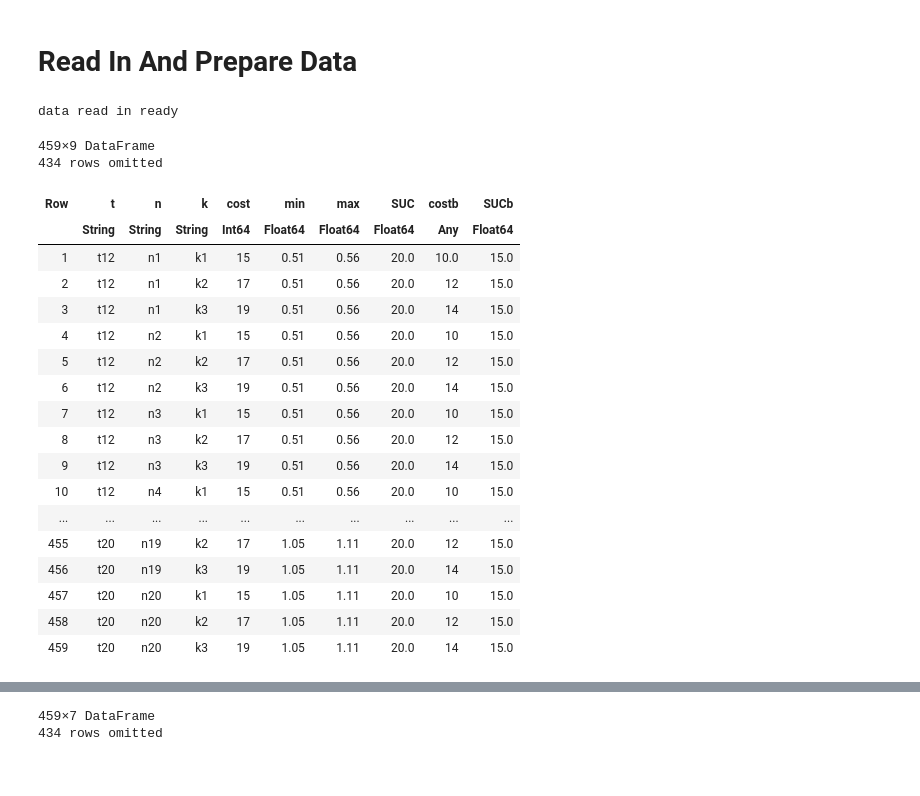
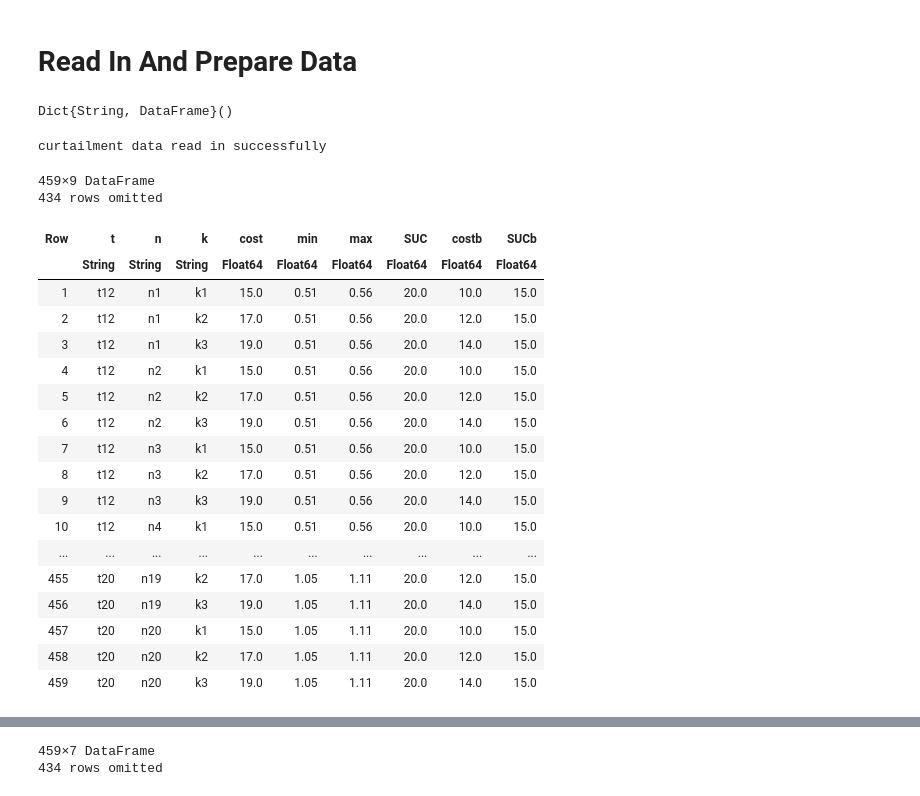
Before and after one commit to labedisa/AMO-Single-Project, a Jupyter notebook: Demand Response Model.ipynb, the cells around one changed output, grey strips where cells are left out. Drawn from its saved outputs; the diff is of its cells as text; code cells hidden in the pictures.

```diff
--- a/Demand Response Model.ipynb
+++ b/Demand Response Model.ipynb
@@ -144,61 +147,36 @@ for l in L
 end
 # %% [markdown]
 # Read In And Prepare Data
-# %%
-xl = XLSX.readxlsx("data/curtailmentinfo.xlsx")
-data_lina = Dict{String, DataFrame}()
-data_lina["curtailmentinfo"] = DataFrame(XLSX.gettable(xl["curtailmentinfo"]; infer_eltypes=true))
-
-xl = XLSX.readxlsx("data/generatorinfo.xlsx")
-#generatorinfo = XLSX.sheetnames(xl)
-data_lina["generatorinfo"] = DataFrame(XLSX.gettable(xl["generatorinfo"]; infer_eltypes=true))
-
-xl = XLSX.readxlsx("data/initdemand.xlsx")
-initdemand = XLSX.sheetnames(xl)
-data_lina["initdemand"] = DataFrame(XLSX.gettable(xl["initdemand"]; infer_eltypes=true))
-
-xl = XLSX.readxlsx("data/lineconstraints.xlsx")
-#linecontraints = XLSX.sheetnames(xl)
-data_lina["lineconstraints"] = DataFrame(XLSX.gettable(xl["lineconstraints"]; infer_eltypes=true))
-
-xl = XLSX.readxlsx("data/nodeinfo.xlsx")
-nodeinfo = XLSX.sheetnames(xl)
-data_lina["nodeinfo"] = DataFrame(XLSX.gettable(xl["nodeinfo"]; infer_eltypes=true))
-
-xl = XLSX.readxlsx("data/shiftinginfo.xlsx")
-shiftinginfo = XLSX.sheetnames(xl)
-data_lina["shiftinginfo"] = DataFrame(XLSX.gettable(xl["shiftinginfo"]; infer_eltypes=true))
-
-xl = XLSX.readxlsx("data/windfarminfo.xlsx")
-windfarminfo = XLSX.sheetnames(xl)
-data_lina["windfarminfo"] = DataFrame(XLSX.gettable(xl["windfarminfo"]; infer_eltypes=true))
-
-xl = XLSX.readxlsx("data/windscenarios.xlsx")
-windscenarios = XLSX.sheetnames(xl)
-data_lina["windscenarios"] = DataFrame(XLSX.gettable(xl["windscenarios"]; infer_eltypes=true))
-print("data read in ready")
-# %% [output]
-data read in ready
+# %%
+mydata = Dict{String, DataFrame}()
+# %% [output]
+Dict{String, DataFrame}()
+# %%
+xl = XLSX.readxlsx("data/curtailmentinfo.xlsx")
+mydata["curtailmentinfo"] = DataFrame(XLSX.gettable(xl["curtailmentinfo"]; infer_eltypes=true))
+print("curtailment data read in successfully")
+# %% [output]
+curtailment data read in successfully
 # %%
-data_lina["curtailmentinfo"]
+mydata["curtailmentinfo"]
 # %% [output]
 459×9 DataFrame
 434 rows omitted
 | Row | t | n | k | cost | min | max | SUC | costb | SUCb |
-|  | String | String | String | Int64 | Float64 | Float64 | Float64 | Any | Float64 |
-| 1 | t12 | n1 | k1 | 15 | 0.51 | 0.56 | 20.0 | 10.0 | 15.0 |
-| 2 | t12 | n1 | k2 | 17 | 0.51 | 0.56 | 20.0 | 12 | 15.0 |
-| 3 | t12 | n1 | k3 | 19 | 0.51 | 0.56 | 20.0 | 14 | 15.0 |
-| 4 | t12 | n2 | k1 | 15 | 0.51 | 0.56 | 20.0 | 10 | 15.0 |
-| 5 | t12 | n2 | k2 | 17 | 0.51 | 0.56 | 20.0 | 12 | 15.0 |
-| 6 | t12 | n2 | k3 | 19 | 0.51 | 0.56 | 20.0 | 14 | 15.0 |
-| 7 | t12 | n3 | k1 | 15 | 0.51 | 0.56 | 20.0 | 10 | 15.0 |
-| 8 | t12 | n3 | k2 | 17 | 0.51 | 0.56 | 20.0 | 12 | 15.0 |
-| 9 | t12 | n3 | k3 | 19 | 0.51 | 0.56 | 20.0 | 14 | 15.0 |
-| 10 | t12 | n4 | k1 | 15 | 0.51 | 0.56 | 20.0 | 10 | 15.0 |
+|  | String | String | String | Float64 | Float64 | Float64 | Float64 | Float64 | Float64 |
+| 1 | t12 | n1 | k1 | 15.0 | 0.51 | 0.56 | 20.0 | 10.0 | 15.0 |
+| 2 | t12 | n1 | k2 | 17.0 | 0.51 | 0.56 | 20.0 | 12.0 | 15.0 |
+| 3 | t12 | n1 | k3 | 19.0 | 0.51 | 0.56 | 20.0 | 14.0 | 15.0 |
+| 4 | t12 | n2 | k1 | 15.0 | 0.51 | 0.56 | 20.0 | 10.0 | 15.0 |
+| 5 | t12 | n2 | k2 | 17.0 | 0.51 | 0.56 | 20.0 | 12.0 | 15.0 |
+| 6 | t12 | n2 | k3 | 19.0 | 0.51 | 0.56 | 20.0 | 14.0 | 15.0 |
+| 7 | t12 | n3 | k1 | 15.0 | 0.51 | 0.56 | 20.0 | 10.0 | 15.0 |
+| 8 | t12 | n3 | k2 | 17.0 | 0.51 | 0.56 | 20.0 | 12.0 | 15.0 |
+| 9 | t12 | n3 | k3 | 19.0 | 0.51 | 0.56 | 20.0 | 14.0 | 15.0 |
+| 10 | t12 | n4 | k1 | 15.0 | 0.51 | 0.56 | 20.0 | 10.0 | 15.0 |
 | ... | ... | ... | ... | ... | ... | ... | ... | ... | ... |
-| 455 | t20 | n19 | k2 | 17 | 1.05 | 1.11 | 20.0 | 12 | 15.0 |
-| 456 | t20 | n19 | k3 | 19 | 1.05 | 1.11 | 20.0 | 14 | 15.0 |
-| 457 | t20 | n20 | k1 | 15 | 1.05 | 1.11 | 20.0 | 10 | 15.0 |
-| 458 | t20 | n20 | k2 | 17 | 1.05 | 1.11 | 20.0 | 12 | 15.0 |
-| 459 | t20 | n20 | k3 | 19 | 1.05 | 1.11 | 20.0 | 14 | 15.0 |
+| 455 | t20 | n19 | k2 | 17.0 | 1.05 | 1.11 | 20.0 | 12.0 | 15.0 |
+| 456 | t20 | n19 | k3 | 19.0 | 1.05 | 1.11 | 20.0 | 14.0 | 15.0 |
+| 457 | t20 | n20 | k1 | 15.0 | 1.05 | 1.11 | 20.0 | 10.0 | 15.0 |
+| 458 | t20 | n20 | k2 | 17.0 | 1.05 | 1.11 | 20.0 | 12.0 | 15.0 |
+| 459 | t20 | n20 | k3 | 19.0 | 1.05 | 1.11 | 20.0 | 14.0 | 15.0 |
```
Also changed, not shown: parts of 39 cells of this notebook, 4 other files.
